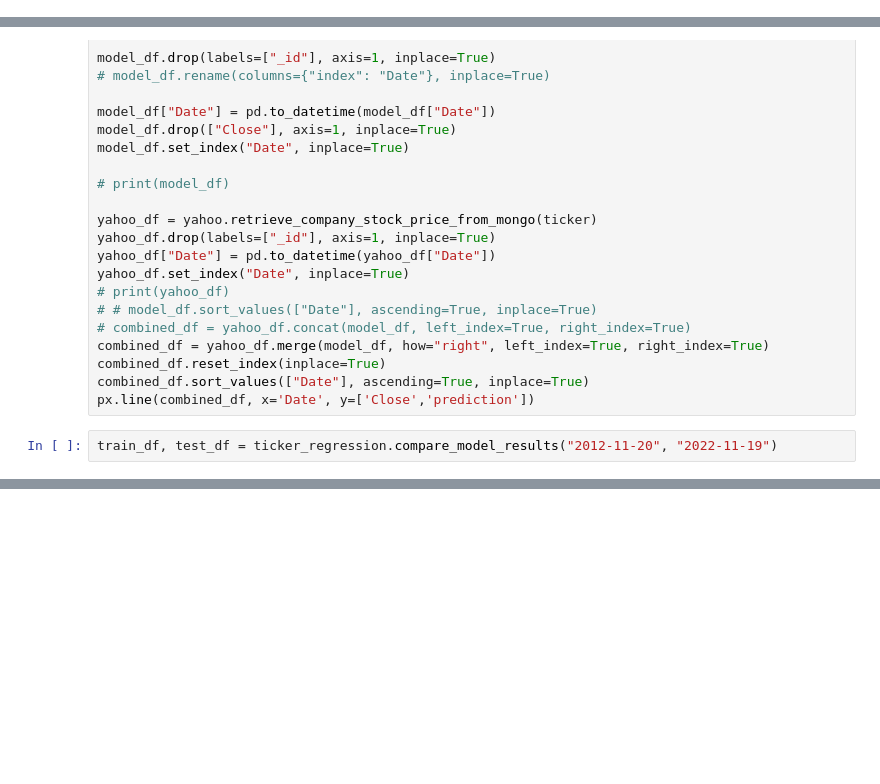
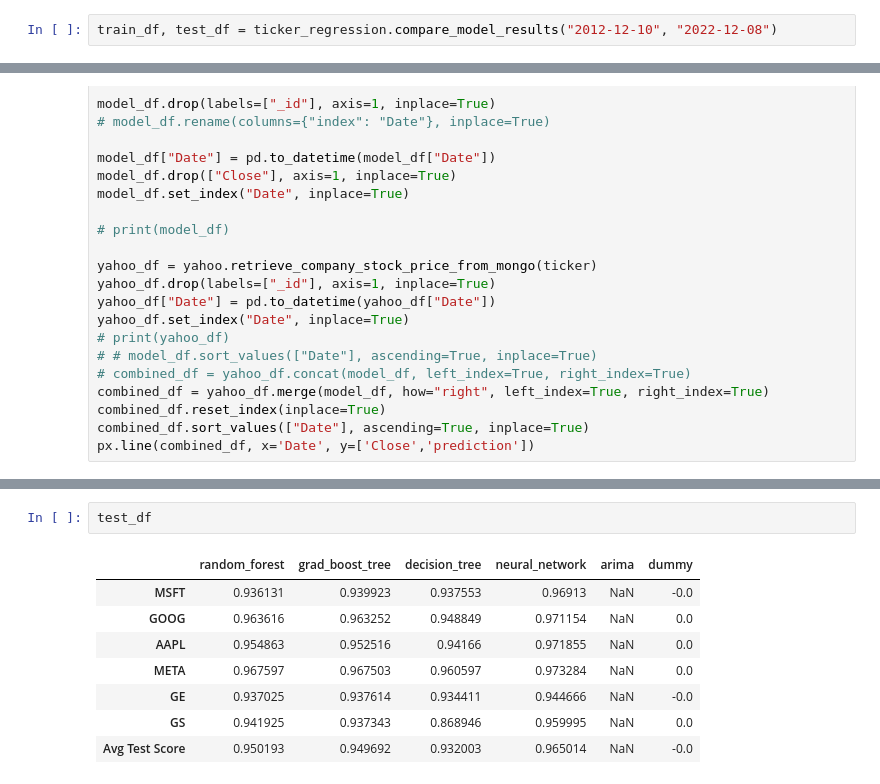
Before and after one commit to tiaaburton/MADS_Capstone, a Jupyter notebook: notebooks/stock_regression.ipynb, the cells around one changed output, grey strips where cells are left out. Cells and saved outputs as stored; diff of their text form; blank space fills up the shorter version.

Commit message:
Updated stock regression notebook

```diff
--- a/notebooks/stock_regression.ipynb
+++ b/notebooks/stock_regression.ipynb
@@ -7,3 +7,5 @@ from analysis import ticker_regression
 from datetime import datetime as dt
 import pandas as pd
 import plotly.express as px
+# %%
+train_df, test_df = ticker_regression.compare_model_results("2012-12-10", "2022-12-08")
@@ -32,5 +47,3 @@ combined_df = yahoo_df.merge(model_df, how="right", left_index=True, right_index
 combined_df.reset_index(inplace=True)
 combined_df.sort_values(["Date"], ascending=True, inplace=True)
 px.line(combined_df, x='Date', y=['Close','prediction'])
-# %%
-train_df, test_df = ticker_regression.compare_model_results("2012-11-20", "2022-11-19")
@@ -117,0 +61,11 @@ NameError: name 'train_df' is not defined
+# %%
+test_df
+# %% [output]
+|  | random_forest | grad_boost_tree | decision_tree | neural_network | arima | dummy |
+| MSFT | 0.936131 | 0.939923 | 0.937553 | 0.96913 | NaN | -0.0 |
+| GOOG | 0.963616 | 0.963252 | 0.948849 | 0.971154 | NaN | 0.0 |
+| AAPL | 0.954863 | 0.952516 | 0.94166 | 0.971855 | NaN | 0.0 |
+| META | 0.967597 | 0.967503 | 0.960597 | 0.973284 | NaN | 0.0 |
+| GE | 0.937025 | 0.937614 | 0.934411 | 0.944666 | NaN | -0.0 |
+| GS | 0.941925 | 0.937343 | 0.868946 | 0.959995 | NaN | 0.0 |
+| Avg Test Score | 0.950193 | 0.949692 | 0.932003 | 0.965014 | NaN | -0.0 |
```
Also changed, not shown: parts of 7 cells of this notebook.
